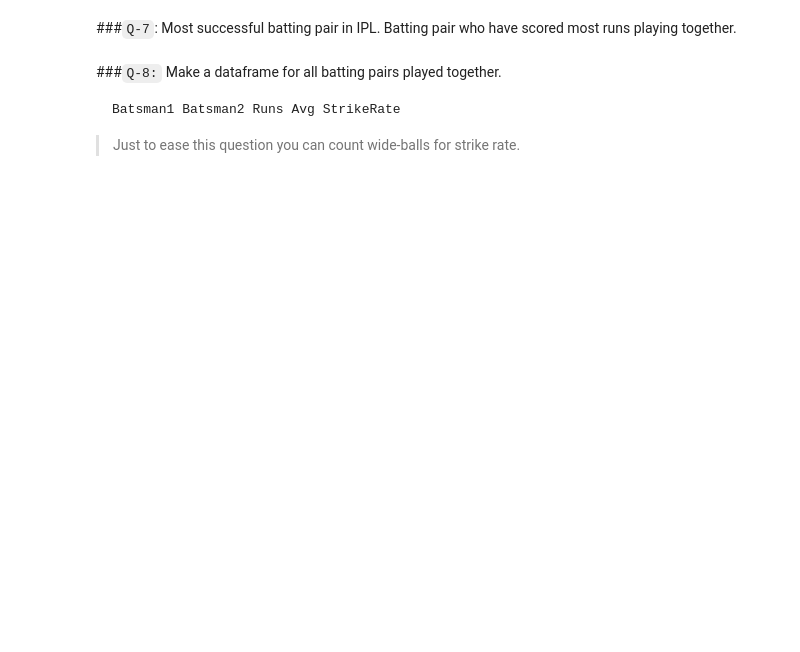
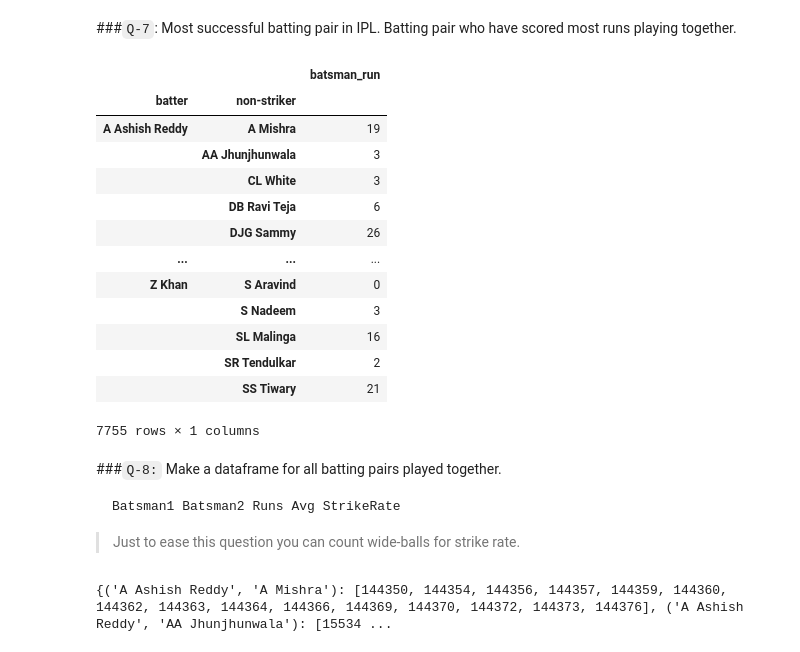
Before and after one commit to Axitk27/Machine-Learning, a Jupyter notebook: DSMP 1.0/Pandas/Exercise/Day 19.ipynb, the cells around one changed output. Drawn from its saved outputs; the diff is of its cells as text; code cells hidden in the pictures; blank space fills up the shorter version.

````diff
--- a/DSMP 1.0/Pandas/Exercise/Day 19.ipynb
+++ b/DSMP 1.0/Pandas/Exercise/Day 19.ipynb
@@ -264,3 +323,21 @@ ipl_df['Strike_rate'] =
+# %%
+data = ipl_df[ipl_df['isWicketDelivery'] != 1].groupby(['batter','non-striker'])[['batsman_run']].sum()
+data
+# %% [output]
+|  |  | batsman_run |
+| batter | non-striker |  |
+| A Ashish Reddy | A Mishra | 19 |
+|  | AA Jhunjhunwala | 3 |
+|  | CL White | 3 |
+|  | DB Ravi Teja | 6 |
+|  | DJG Sammy | 26 |
+| ... | ... | ... |
+| Z Khan | S Aravind | 0 |
+|  | S Nadeem | 3 |
+|  | SL Malinga | 16 |
+|  | SR Tendulkar | 2 |
+|  | SS Tiwary | 21 |
+7755 rows × 1 columns
 # %% [markdown]
 ###`Q-8:` Make a dataframe for all batting pairs played together.
 ```
@@ -272,0 +348,8 @@ Batsman1 Batsman2 Runs Avg StrikeRate
+# %%
+df = pd.DataFrame(columns = ['Batsman1', 'Batsman2' ,'Runs' ,'Avg', 'StrikeRate'])
+df['Batsman1'] = ipl_df[ipl_df['isWicketDelivery'] != 1].groupby(['batter','non-striker'])[['batsman_run']].sum().index[0]
+df['Batsman2'] = ipl_df[ipl_df['isWicketDelivery'] != 1].groupby(['batter','non-striker'])[['batsman_run']].sum().index[1]
+
+ipl_df[ipl_df['isWicketDelivery'] != 1].groupby(['batter','non-striker'])[['batsman_run']].groups
+# %% [output]
+{('A Ashish Reddy', 'A Mishra'): [144350, 144354, 144356, 144357, 144359, 144360, 144362, 144363, 144364, 144366, 144369, 144370, 144372, 144373, 144376], ('A Ashish Reddy', 'AA Jhunjhunwala'): [15534 ...
````
Also changed, not shown: parts of 17 cells of this notebook.
